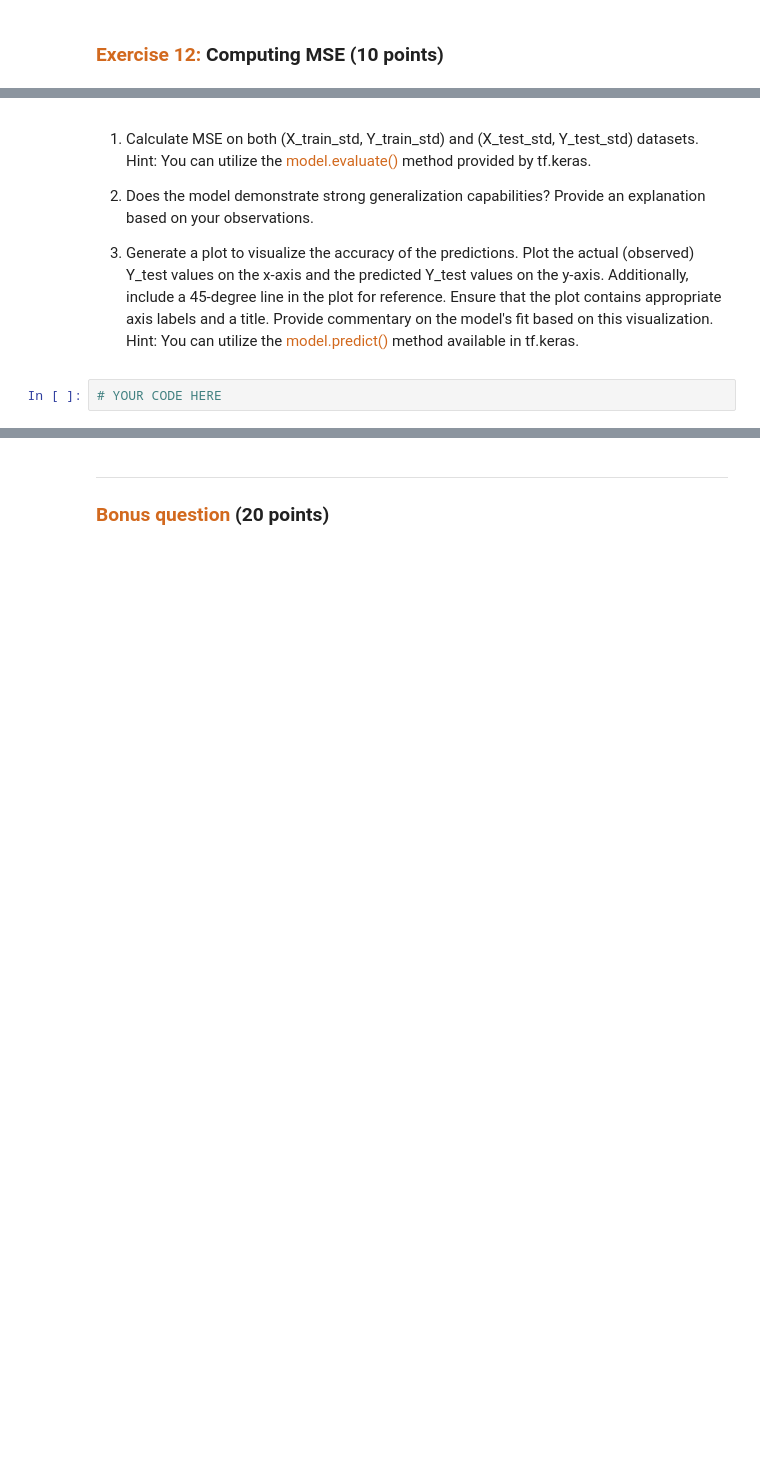
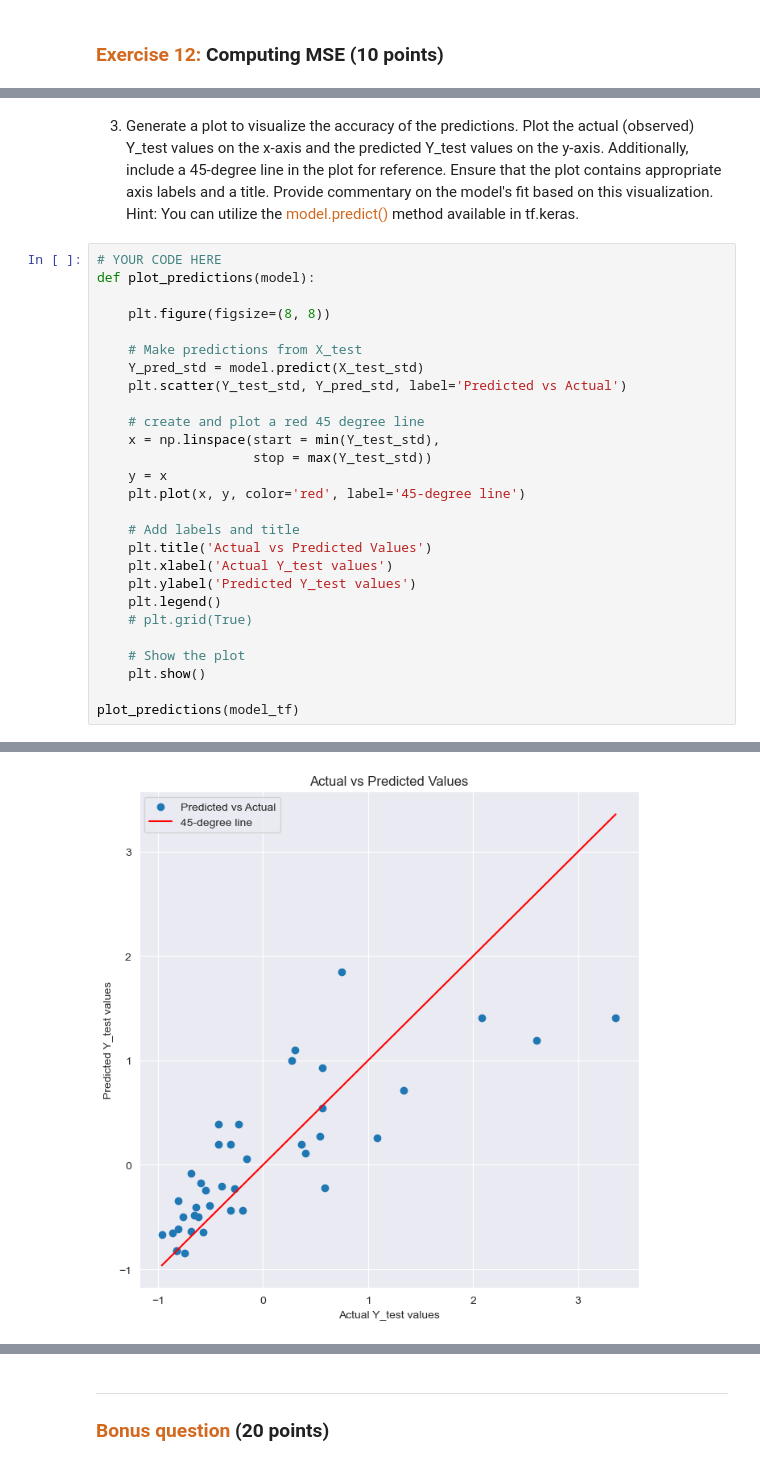
Before and after one commit to hmarquardtMIDS/207-ML, a Jupyter notebook: 03 Linear Regression with Tensorflow.ipynb, the cells around one changed output, grey strips where cells are left out. Saved outputs shown, nothing was run; the diff lists cells and outputs as text; blank space fills up the shorter version.

```diff
--- a/03 Linear Regression with Tensorflow.ipynb
+++ b/03 Linear Regression with Tensorflow.ipynb
@@ -746,8 +630,30 @@ Now that you've determined the optimal set of hyperparameters, it's time to eval
 # %% [markdown]
-1. Calculate MSE on both (X_train_std, Y_train_std) and (X_test_std, Y_test_std) datasets. Hint: You can utilize the <span style="color:chocolate">model.evaluate()</span> method provided by tf.keras.
-
-2. Does the model demonstrate strong generalization capabilities? Provide an explanation based on your observations.
-
-4. Generate a plot to visualize the accuracy of the predictions. Plot the actual (observed) Y_test values on the x-axis and the predicted Y_test values on the y-axis. Additionally, include a 45-degree line in the plot for reference. Ensure that the plot contains appropriate axis labels and a title. Provide commentary on the model's fit based on this visualization. Hint: You can utilize the <span style="color:chocolate">model.predict()</span> method available in tf.keras.
+3. Generate a plot to visualize the accuracy of the predictions. Plot the actual (observed) Y_test values on the x-axis and the predicted Y_test values on the y-axis. Additionally, include a 45-degree line in the plot for reference. Ensure that the plot contains appropriate axis labels and a title. Provide commentary on the model's fit based on this visualization. Hint: You can utilize the <span style="color:chocolate">model.predict()</span> method available in tf.keras.
-# %%
-# YOUR CODE HERE
+# %%
+# YOUR CODE HERE
+def plot_predictions(model):
+
+    plt.figure(figsize=(8, 8))
+
+    # Make predictions from X_test
+    Y_pred_std = model.predict(X_test_std)
+    plt.scatter(Y_test_std, Y_pred_std, label='Predicted vs Actual')
+
+    # create and plot a red 45 degree line
+    x = np.linspace(start = min(Y_test_std),
+                    stop = max(Y_test_std))
+    y = x
+    plt.plot(x, y, color='red', label='45-degree line')
+
+    # Add labels and title
+    plt.title('Actual vs Predicted Values')
+    plt.xlabel('Actual Y_test values')
+    plt.ylabel('Predicted Y_test values')
+    plt.legend()
+    # plt.grid(True)
+
+    # Show the plot
+    plt.show()
+
+plot_predictions(model_tf)
+# %% [output]
@@ -753,0 +661 @@ Now that you've determined the optimal set of hyperparameters, it's time to eval
+[figure, added]
```
Also changed, not shown: parts of 22 cells of this notebook.
